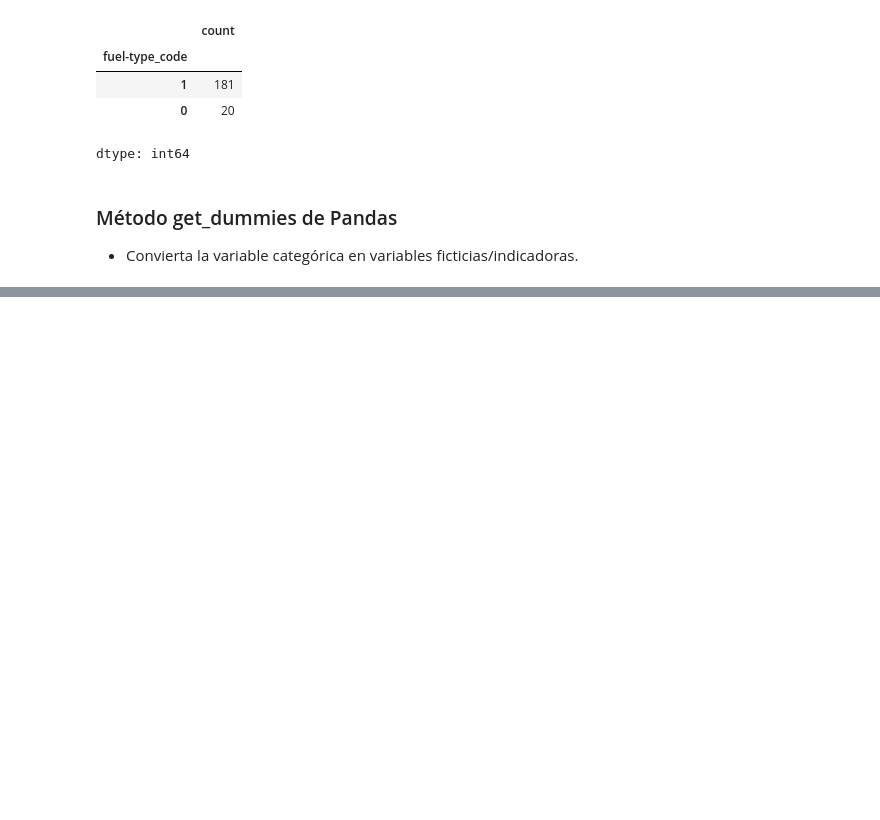
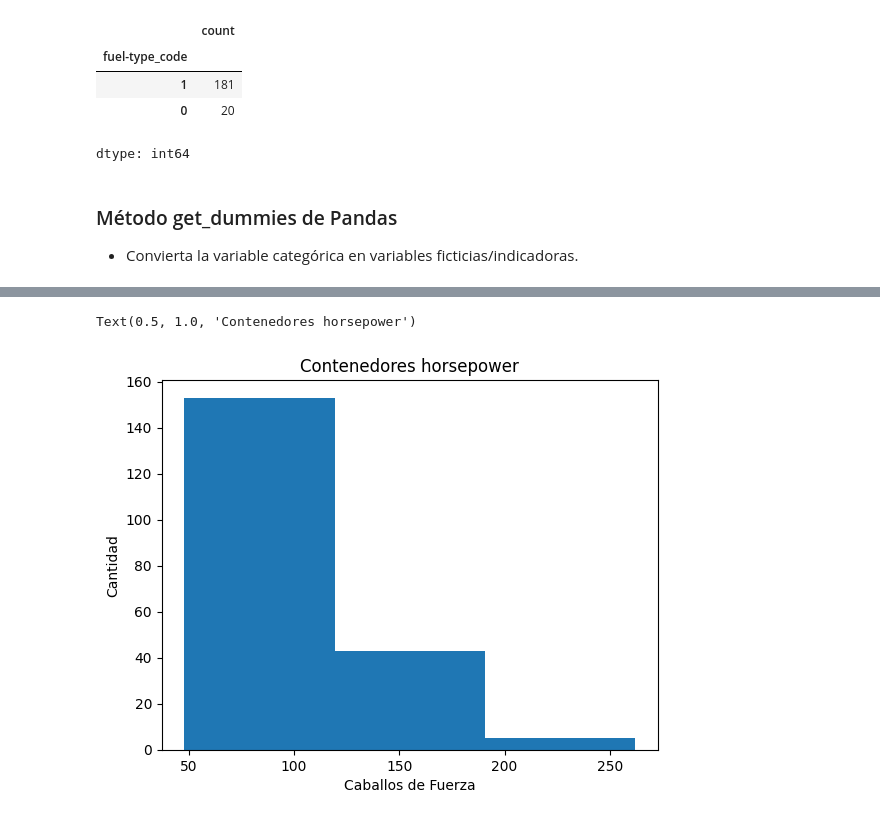
Before and after one commit to 25CristopherJoshuaReyesGtz1405/MachineLearning, a Jupyter notebook: Machine_Learning_Y_Deep_Learning_Práctica_No_1_Unidad_1.ipynb, the cells around one changed output, grey strips where cells are left out. Cells and saved outputs as stored; diff of their text form; code cells hidden in the pictures; blank space fills up the shorter version.

```diff
--- a/Machine_Learning_Y_Deep_Learning_Práctica_No_1_Unidad_1.ipynb
+++ b/Machine_Learning_Y_Deep_Learning_Práctica_No_1_Unidad_1.ipynb
@@ -573,0 +648,12 @@ dtype: int64
+# %%
+# Establecemos el valor de bins (contenedores) igual a 3
+
+plt.pyplot.hist(df["horsepower"], bins = 3)
+
+# establece las etiquetas x/y y muestra el título
+plt.pyplot.xlabel("Caballos de Fuerza")
+plt.pyplot.ylabel("Cantidad")
+plt.pyplot.title("Contenedores horsepower")
+# %% [output]
+Text(0.5, 1.0, 'Contenedores horsepower')
+[figure, added]
```
Also changed, not shown: parts of 15 cells of this notebook.
